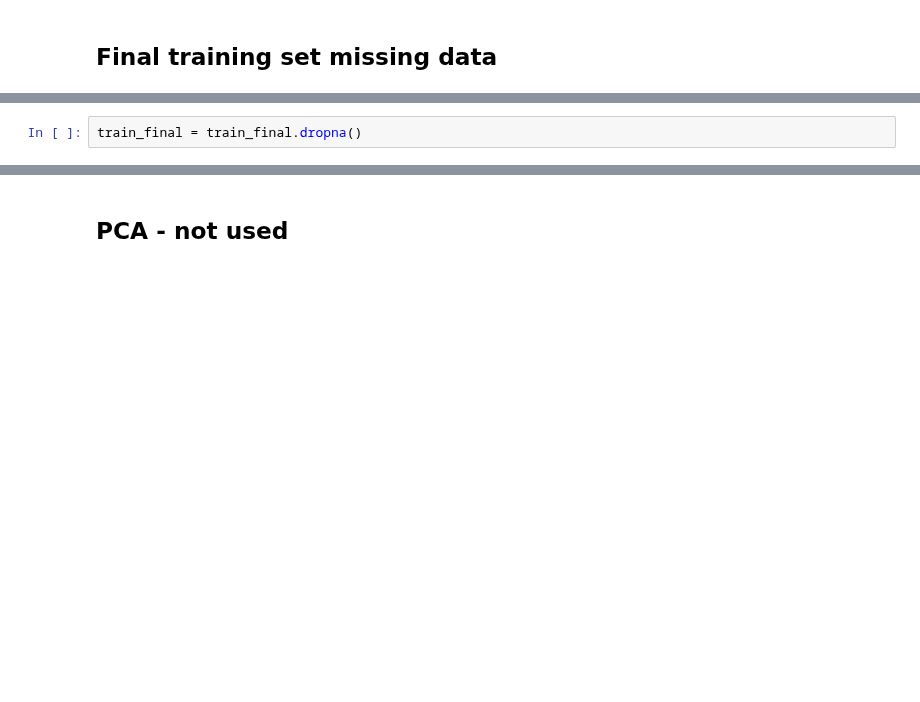
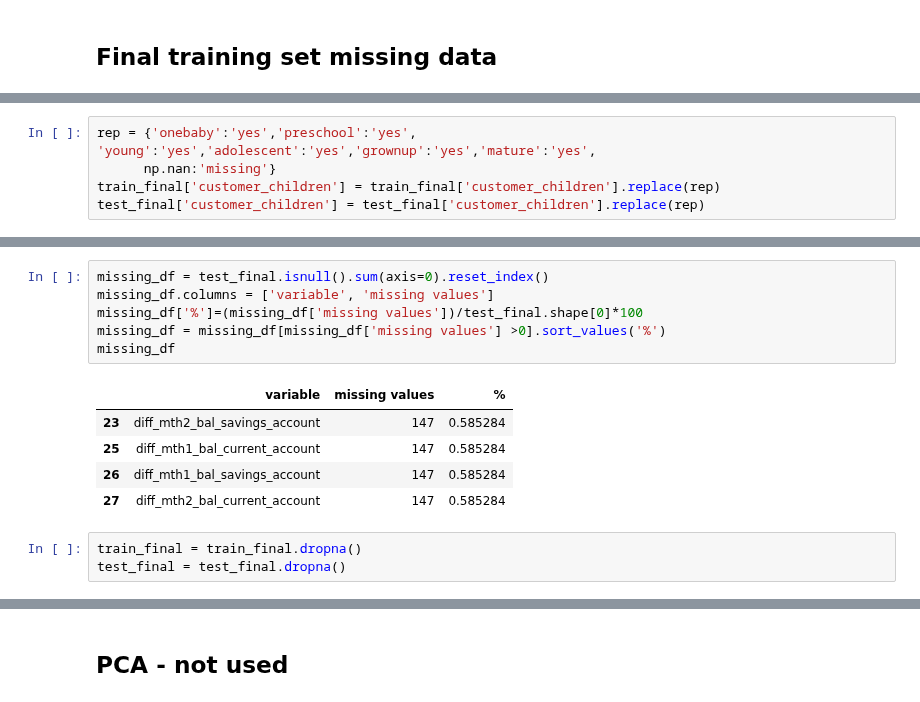
Before and after one commit to AliSafieddine/Churn-Prediction, a Jupyter notebook: Prediction_v1.ipynb, the cells around one changed output, grey strips where cells are left out. Saved outputs shown, nothing was run; the diff lists cells and outputs as text; blank space fills up the shorter version.

```diff
--- a/Approach_wo_lastcolumns.ipynb
+++ b/Prediction_v1.ipynb
@@ -559,0 +585,5 @@ missing_df
+# %%
+rep = {'onebaby':'yes','preschool':'yes', 'young':'yes','adolescent':'yes','grownup':'yes','mature':'yes',
+      np.nan:'missing'}
+train_final['customer_children'] = train_final['customer_children'].replace(rep)
+test_final['customer_children'] = test_final['customer_children'].replace(rep)
@@ -560,2 +601,15 @@ missing_df
+# %%
+missing_df = test_final.isnull().sum(axis=0).reset_index()
+missing_df.columns = ['variable', 'missing values']
+missing_df['%']=(missing_df['missing values'])/test_final.shape[0]*100
+missing_df = missing_df[missing_df['missing values'] >0].sort_values('%')
+missing_df
+# %% [output]
+|  | variable | missing values | % |
+| 23 | diff_mth2_bal_savings_account | 147 | 0.585284 |
+| 25 | diff_mth1_bal_current_account | 147 | 0.585284 |
+| 26 | diff_mth1_bal_savings_account | 147 | 0.585284 |
+| 27 | diff_mth2_bal_current_account | 147 | 0.585284 |
 # %%
 train_final = train_final.dropna()
+test_final = test_final.dropna()
```
Also changed, not shown: parts of 23 cells of this notebook.
